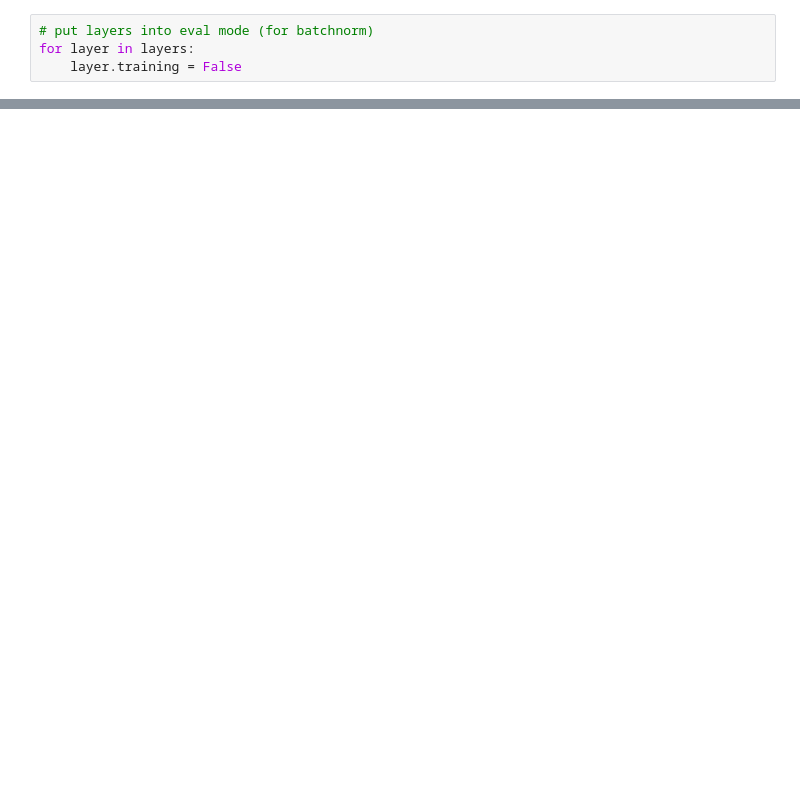
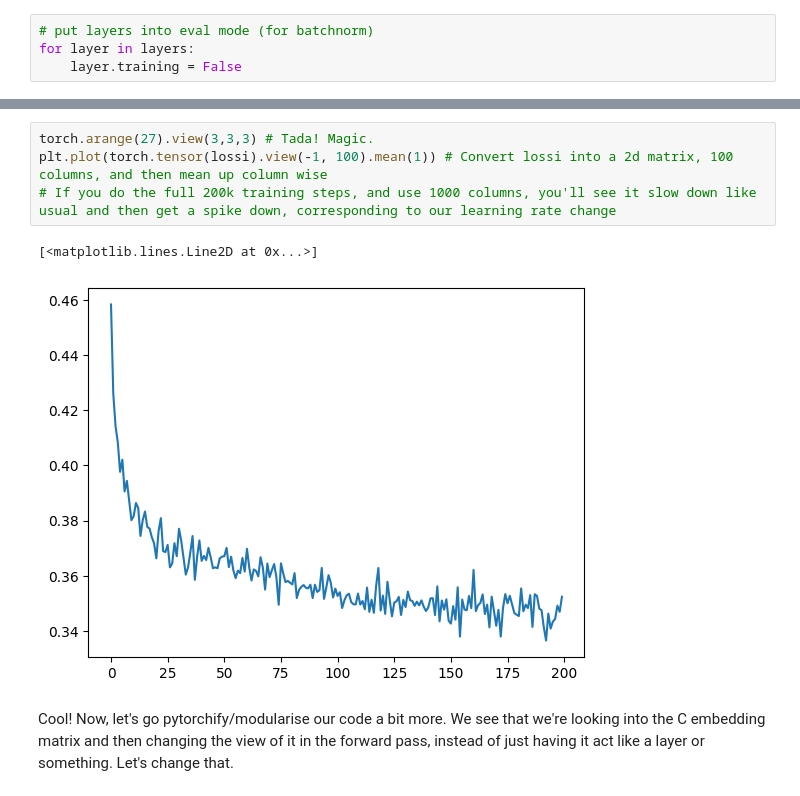
Before and after one commit to Antimatter543/karpathy-NN-lectures, a Jupyter notebook: 6 - makemore Wavenet-pt4/makemore-wavenet.ipynb, the cells around one changed output, grey strips where cells are left out. Saved outputs shown, nothing was run; the diff lists cells and outputs as text; blank space fills up the shorter version.

```diff
--- a/6 - makemore Wavenet-pt4/makemore-wavenet.ipynb
+++ b/6 - makemore Wavenet-pt4/makemore-wavenet.ipynb
@@ -291,0 +304,10 @@ vaylanzbria.
+# %%
+torch.arange(27).view(3,3,3) # Tada! Magic.
+plt.plot(torch.tensor(lossi).view(-1, 100).mean(1)) # Convert lossi into a 2d matrix, 100 columns, and then mean up column wise
+# If you do the full 200k training steps, and use 1000 columns, you'll see it slow down like usual and then get a spike down, corresponding to our learning rate change
+# %% [output]
+[<matplotlib.lines.Line2D at 0x...>]
+[figure, added]
+# %% [markdown]
+Cool!
+Now, let's go pytorchify/modularise our code a bit more. We see that we're looking into the C embedding matrix and then changing the view of it in the forward pass, instead of just having it act like a layer or something. Let's change that.
```
Also changed, not shown: parts of 20 cells of this notebook.
